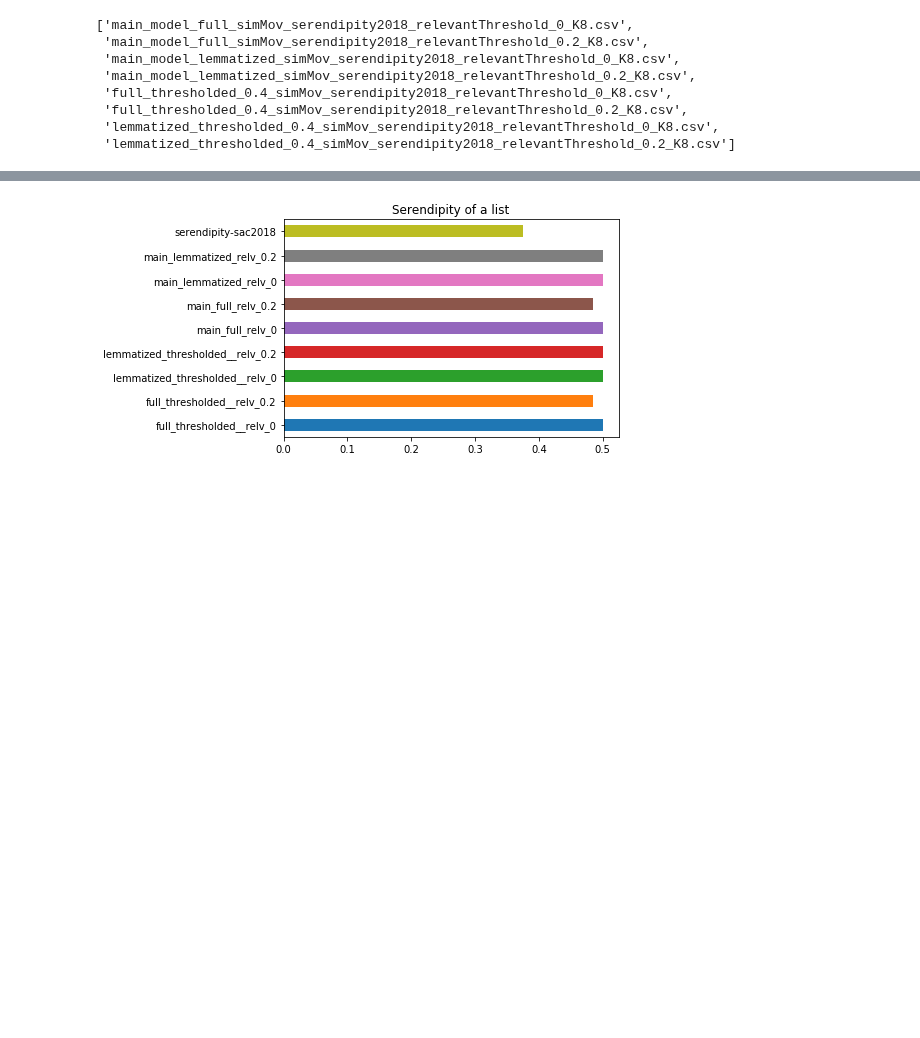
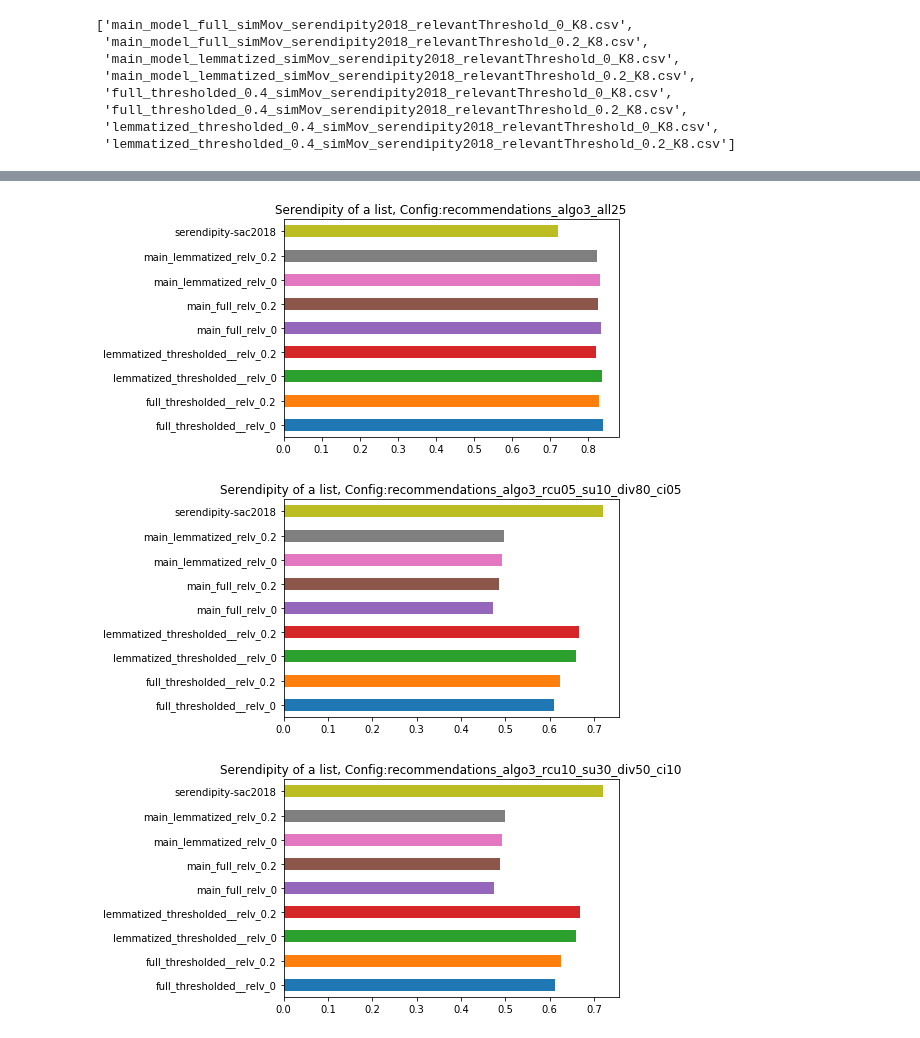
Before and after one commit to aniruddhakal/Recommending-Diverse-And-Serendipitous-Movies-using-Tag-Genome, a Jupyter notebook: ipython_notebooks/SerendipityImpl/Serendipity_Diversity_On_MultiConfigs_UpdatedDiversityCalcMethod.ipynb, the cells around one changed output, grey strips where cells are left out. Saved outputs shown, nothing was run; the diff lists cells and outputs as text; code cells hidden in the pictures; blank space fills up the shorter version.

Commit message:
added serendipity results

```diff
--- a/ipython_notebooks/SerendipityImpl/Serendipity_Diversity_On_MultiConfigs_UpdatedDiversityCalcMethod.ipynb
+++ b/ipython_notebooks/SerendipityImpl/Serendipity_Diversity_On_MultiConfigs_UpdatedDiversityCalcMethod.ipynb
@@ -44,6 +44,11 @@ count_df = cut_recommendations.groupby('userId').count()
 # count_df.describe()
 all_user_ids = count_df[count_df['movieId'] == 8].index.values
 
+# TODO uncomment code to exclude excluded_users
+#----------------------------------------------
+
+#----------------------------------------------
+
 genome_scores_df = pd.read_csv(genome_scores).pivot(index='movieId', columns='tagId', values='relevance')
 
 tag_genome_movies = genome_scores_df.index.values
@@ -54,6 +59,11 @@ ratings_df = ratings_df[ratings_df['userId'].isin(all_user_ids)]
 
 # filter ratings for movies only having tag-genome scores
 ratings_df = ratings_df[ratings_df['movieId'].isin(tag_genome_movies)]
+
+count_df = ratings_df.groupby('userId').count()
+
+# choose users who have watched 2 or more movies
+all_user_ids = count_df[count_df['movieId'] >= 2].index.values
 
 class ContentBased_Recommender:
     def __init__(self, term_vector_df, ratings_df, K=5, metric='cosine', weighted=True):
@@ -403,6 +420,8 @@ dict_keys(['recommendations_algo3_all25/', 'recommendations_algo3_rcu05_su10_div
 # %%
 for i, serendipity_calculations_df in enumerate(serendipity_calculations_df_dict.values()):
-    serendipity_calculations_df.mean().plot(title='Serendipity of a list', kind='barh')
+    serendipity_calculations_df.mean().plot(title='Serendipity of a list, Config:' + list(serendipity_calculations_df_dict.keys())[i] , kind='barh')
     plt.show()
 # %% [output]
-[figure, old version]
+[figure, new version]
+[figure, added]
+[figure, added]
```
Also changed, not shown: parts of 6 cells of this notebook, 2 other files.
